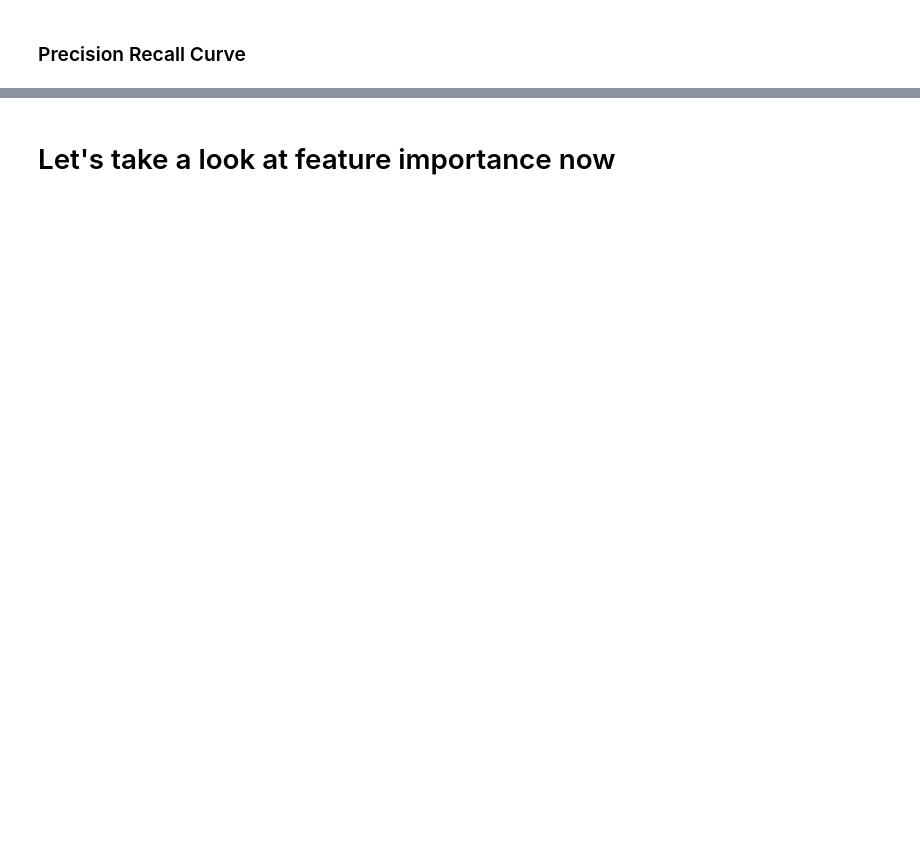
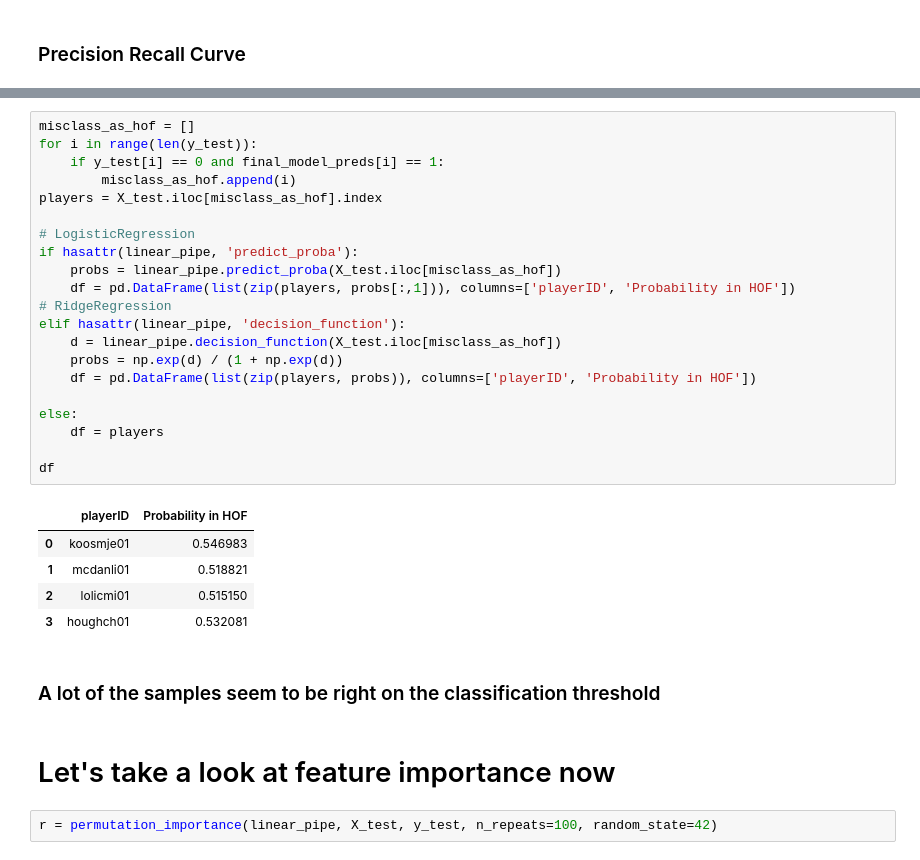
Before and after one commit to GrantEPhillips/Baseball_HOF_Pitchers_Prediction, a Jupyter notebook: notebooks/hall_of_fame_predictions.ipynb, the cells around one changed output, grey strips where cells are left out. Saved outputs shown, nothing was run; the diff lists cells and outputs as text; blank space fills up the shorter version.

```diff
--- a/notebooks/hall_of_fame_predictions.ipynb
+++ b/notebooks/hall_of_fame_predictions.ipynb
@@ -439,2 +440,33 @@ disp.ax_.set_title('2-class Precision-Recall curve: '
+# %%
+misclass_as_hof = []
+for i in range(len(y_test)):
+    if y_test[i] == 0 and final_model_preds[i] == 1:
+        misclass_as_hof.append(i)
+players = X_test.iloc[misclass_as_hof].index
+
+# LogisticRegression
+if hasattr(linear_pipe, 'predict_proba'):
+    probs = linear_pipe.predict_proba(X_test.iloc[misclass_as_hof])
+    df = pd.DataFrame(list(zip(players, probs[:,1])), columns=['playerID', 'Probability in HOF'])
+# RidgeRegression
+elif hasattr(linear_pipe, 'decision_function'):
+    d = linear_pipe.decision_function(X_test.iloc[misclass_as_hof])
+    probs = np.exp(d) / (1 + np.exp(d))
+    df = pd.DataFrame(list(zip(players, probs)), columns=['playerID', 'Probability in HOF'])
+
+else:
+    df = players
+
+df
+# %% [output]
+|  | playerID | Probability in HOF |
+| 0 | koosmje01 | 0.546983 |
+| 1 | mcdanli01 | 0.518821 |
+| 2 | lolicmi01 | 0.515150 |
+| 3 | houghch01 | 0.532081 |
+# %% [markdown]
+### A lot of the samples seem to be right on the classification threshold
 # %% [markdown]
 # Let's take a look at feature importance now
+# %%
+r = permutation_importance(linear_pipe, X_test, y_test, n_repeats=100, random_state=42)
```
Also changed, not shown: parts of 33 cells of this notebook, 1 other file.
